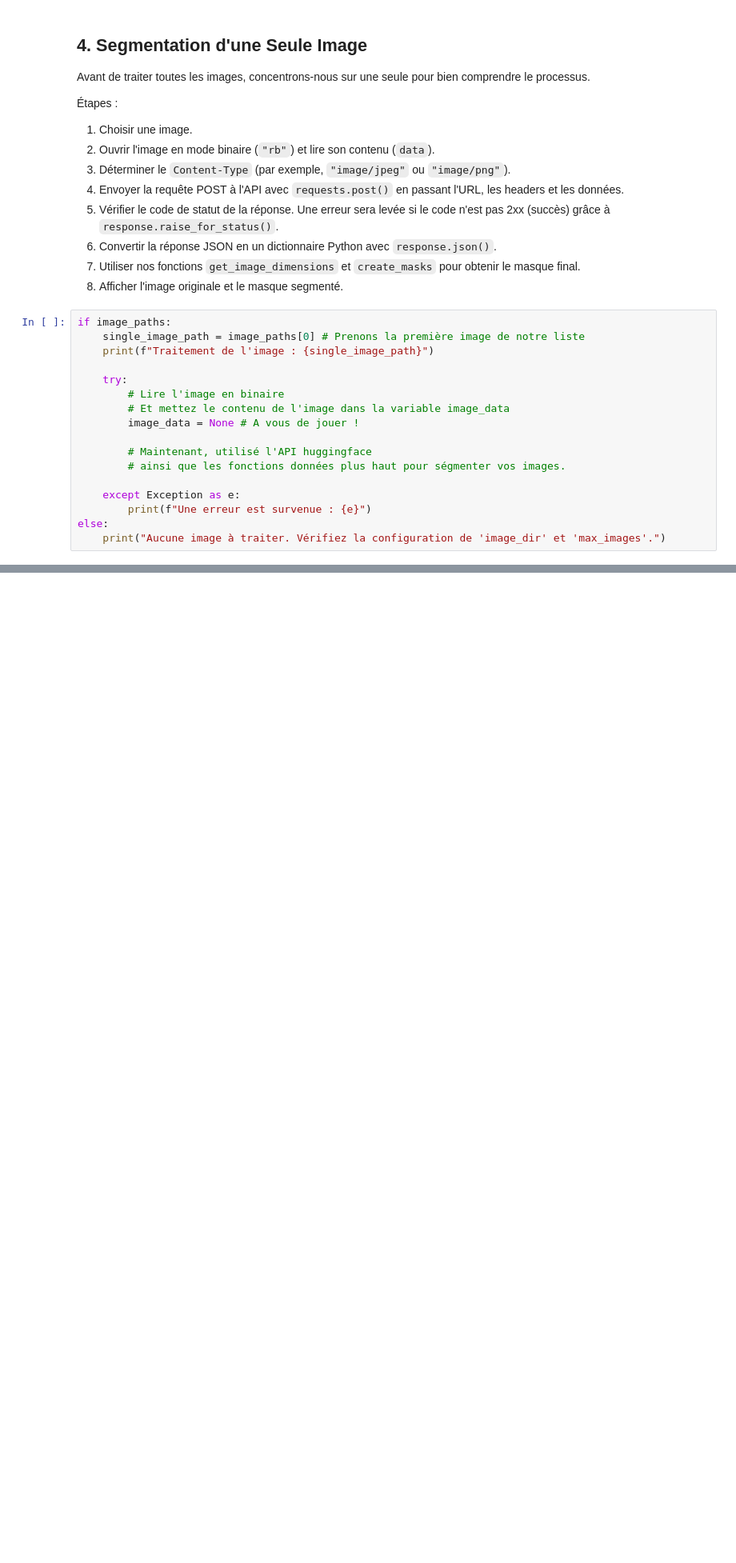
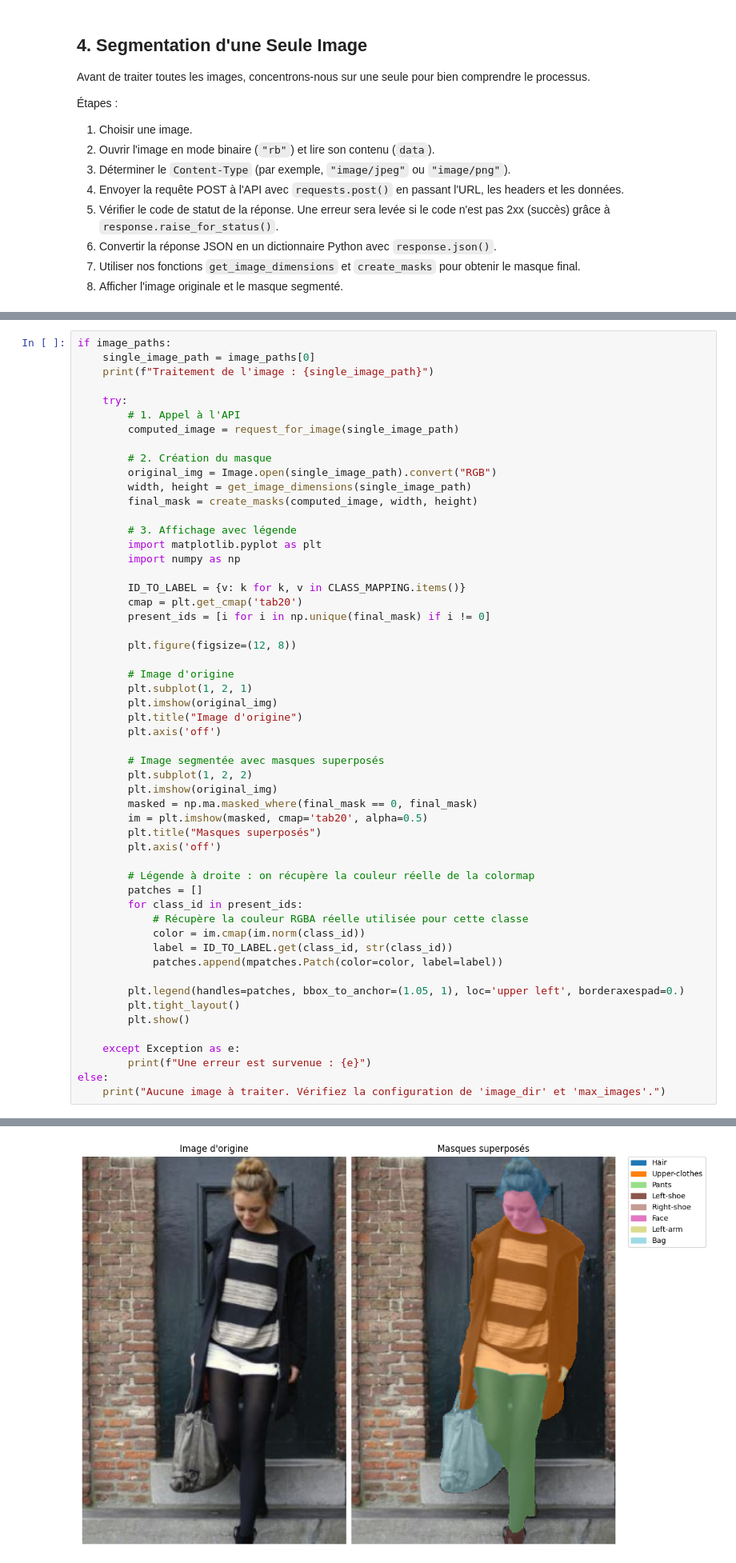
Before and after one commit to mgonzalez117/ai-engineer, a Jupyter notebook: p2/src/huggingface_api_cloth_seg.ipynb, the cells around one changed output, grey strips where cells are left out. Shown at 80% size. Cells and saved outputs as stored; diff of their text form; blank space fills up the shorter version.

Commit message:
[Project2] move env.dist, read .env, add poetry, request api for single image, and start requesting api for batch

```diff
--- a/p2/src/huggingface_api_cloth_seg.ipynb
+++ b/p2/src/huggingface_api_cloth_seg.ipynb
@@ -205,20 +214,3 @@ Avant de traiter toutes les images, concentrons-nous sur une seule pour bien com
 6.  Convertir la réponse JSON en un dictionnaire Python avec `response.json()`.
 7.  Utiliser nos fonctions `get_image_dimensions` et `create_masks` pour obtenir le masque final.
 8.  Afficher l'image originale et le masque segmenté.
-# %%
-if image_paths:
-    single_image_path = image_paths[0] # Prenons la première image de notre liste
-    print(f"Traitement de l'image : {single_image_path}")
-
-    try:
-        # Lire l'image en binaire
-        # Et mettez le contenu de l'image dans la variable image_data
-        image_data = None # A vous de jouer !
-
-        # Maintenant, utilisé l'API huggingface
-        # ainsi que les fonctions données plus haut pour ségmenter vos images.
-
-    except Exception as e:
-        print(f"Une erreur est survenue : {e}")
-else:
-    print("Aucune image à traiter. Vérifiez la configuration de 'image_dir' et 'max_images'.")
@@ -224,0 +238,55 @@ else:
+# %%
+if image_paths:
+    single_image_path = image_paths[0]
+    print(f"Traitement de l'image : {single_image_path}")
+
+    try:
+        # 1. Appel à l'API
+        computed_image = request_for_image(single_image_path)
+
+        # 2. Création du masque
+        original_img = Image.open(single_image_path).convert("RGB")
+        width, height = get_image_dimensions(single_image_path)
+        final_mask = create_masks(computed_image, width, height)
+
+        # 3. Affichage avec légende
+        import matplotlib.pyplot as plt
+        import numpy as np
+
+        ID_TO_LABEL = {v: k for k, v in CLASS_MAPPING.items()}
+        cmap = plt.get_cmap('tab20')
+        present_ids = [i for i in np.unique(final_mask) if i != 0]
+
+        plt.figure(figsize=(12, 8))
+
+        # Image d'origine
+        plt.subplot(1, 2, 1)
+        plt.imshow(original_img)
+        plt.title("Image d'origine")
+        plt.axis('off')
+
+        # Image segmentée avec masques superposés
+        plt.subplot(1, 2, 2)
+        plt.imshow(original_img)
+        masked = np.ma.masked_where(final_mask == 0, final_mask)
+        im = plt.imshow(masked, cmap='tab20', alpha=0.5)
+        plt.title("Masques superposés")
+        plt.axis('off')
+
+        # Légende à droite : on récupère la couleur réelle de la colormap
+        patches = []
+        for class_id in present_ids:
+            # Récupère la couleur RGBA réelle utilisée pour cette classe
+            color = im.cmap(im.norm(class_id))
+            label = ID_TO_LABEL.get(class_id, str(class_id))
+            patches.append(mpatches.Patch(color=color, label=label))
+
+        plt.legend(handles=patches, bbox_to_anchor=(1.05, 1), loc='upper left', borderaxespad=0.)
+        plt.tight_layout()
+        plt.show()
+
+    except Exception as e:
+        print(f"Une erreur est survenue : {e}")
+else:
+    print("Aucune image à traiter. Vérifiez la configuration de 'image_dir' et 'max_images'.")
+# %% [output]
@@ -225,3 +295,4 @@ else:
+[figure, added]
 # %% [markdown]
 ## 5. Segmentation de Plusieurs Images (Batch)
 
```
Also changed, not shown: parts of 7 cells of this notebook, 7 other files.
